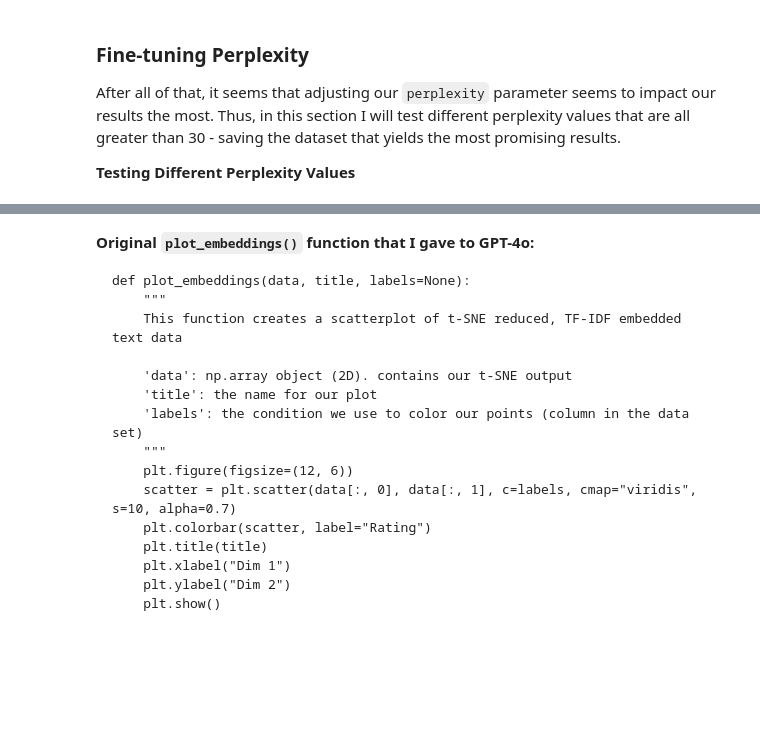
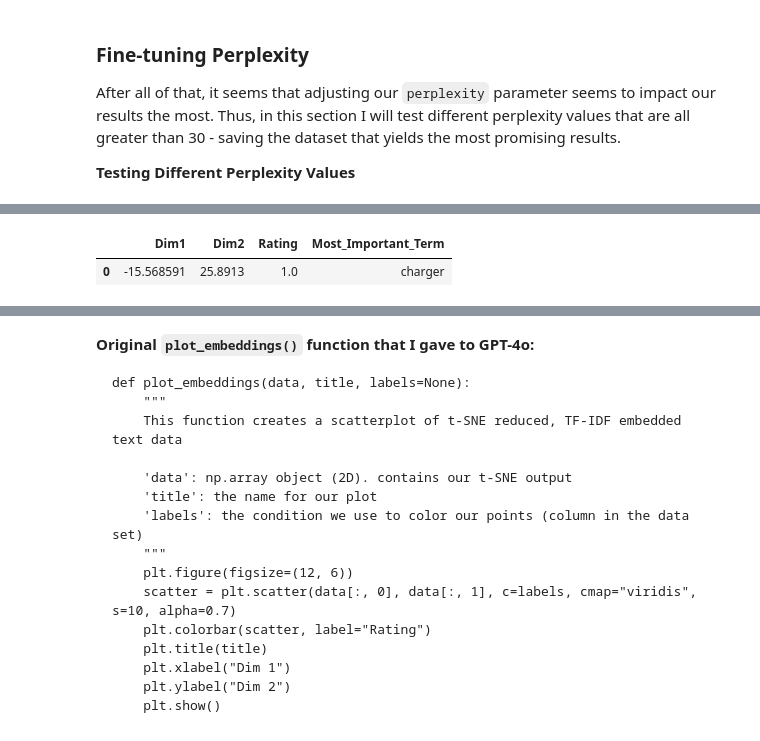
Before and after one commit to sm110101/portfolio_site, a Jupyter notebook: technical-details/unsupervised-learning/main.ipynb, the cells around one changed output, grey strips where cells are left out. Saved outputs shown, nothing was run; the diff lists cells and outputs as text; code cells hidden in the pictures; blank space fills up the shorter version.

Commit message:
Finished first draft of dimension reduction section on unsupervised learning page

```diff
--- a/technical-details/unsupervised-learning/main.ipynb
+++ b/technical-details/unsupervised-learning/main.ipynb
@@ -270,7 +271,8 @@ def reduce_and_visualize(
         min_df=1,
         max_df=1.0,
         intermediate_pca=True,
-        return_df = False
+        return_df = False,
+        show_plot = True
     ):
     """
     This function:
@@ -299,6 +301,10 @@ def reduce_and_visualize(
 
     X_tfidf = tfidf.fit_transform(review_texts)
 
+    # Here, we are extracing the most important terms for each observation
+    feature_names = np.array(tfidf.get_feature_names_out())
+    most_important_terms = feature_names[np.argmax(X_tfidf.toarray(), axis=1)]
+
 
     # Now, we handle intermediate PCA conditions, converting our sparse matrix into a dense numpy array in both cases using .toarray()
     if intermediate_pca:
@@ -319,6 +325,7 @@ def reduce_and_visualize(
     # Creating a dataframe for later clustering
     reduced_df = pd.DataFrame(reduced_data, columns=["Dim1", "Dim2"])
     reduced_df["Rating"] = review_ratings.values
+    reduced_df["Most_Important_Term"] = most_important_terms
 
     # Gathering our parameters for the plot
     params = {
@@ -332,14 +339,15 @@ def reduce_and_visualize(
         "Intermediate PCA": intermediate_pca
     }
 
-    # After all of that, we can now plot our results...
-    print("Plotting results...")
-    plot_embeddings(
-        reduced_data,
-        title = f"t-SNE With TF-IDF Embeddings",
-        labels = review_ratings,
-        params = params
-    )
+    if show_plot:
+        # After all of that, we can now plot our results...
+        print("Plotting results...")
+        plot_embeddings(
+            reduced_data,
+            title = f"t-SNE With TF-IDF Embeddings",
+            labels = review_ratings,
+            params = params
+        )
 
     # Return reduced dataframe
     if return_df:
@@ -610,0 +479,8 @@ Applying intermediate PCA...
+# %%
+# Gathering our dataset
+reduced_df = reduce_and_visualize(reviews, sample_size=10000, perplexity=100, show_plot=False, return_df=True)
+# Printing first rows
+reduced_df.head(1)
+# %% [output]
+|  | Dim1 | Dim2 | Rating | Most_Important_Term |
+| 0 | -15.568591 | 25.8913 | 1.0 | charger |
```
Also changed, not shown: parts of 9 cells of this notebook.
